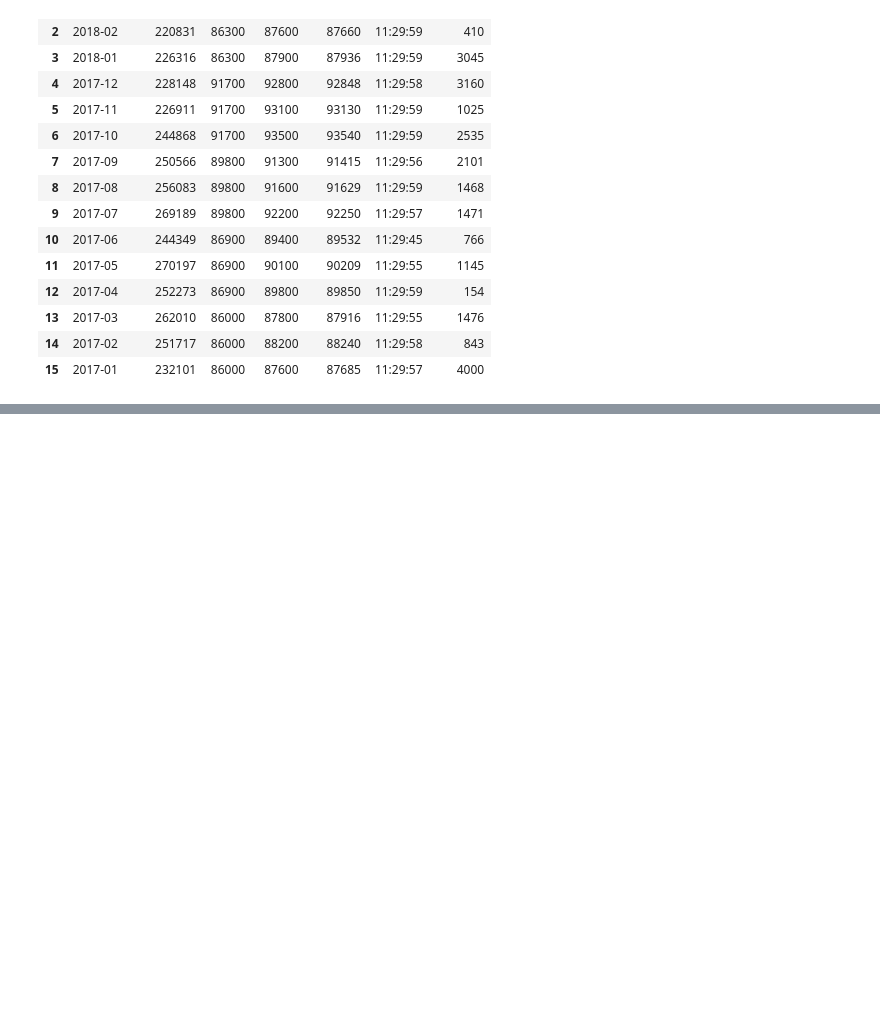
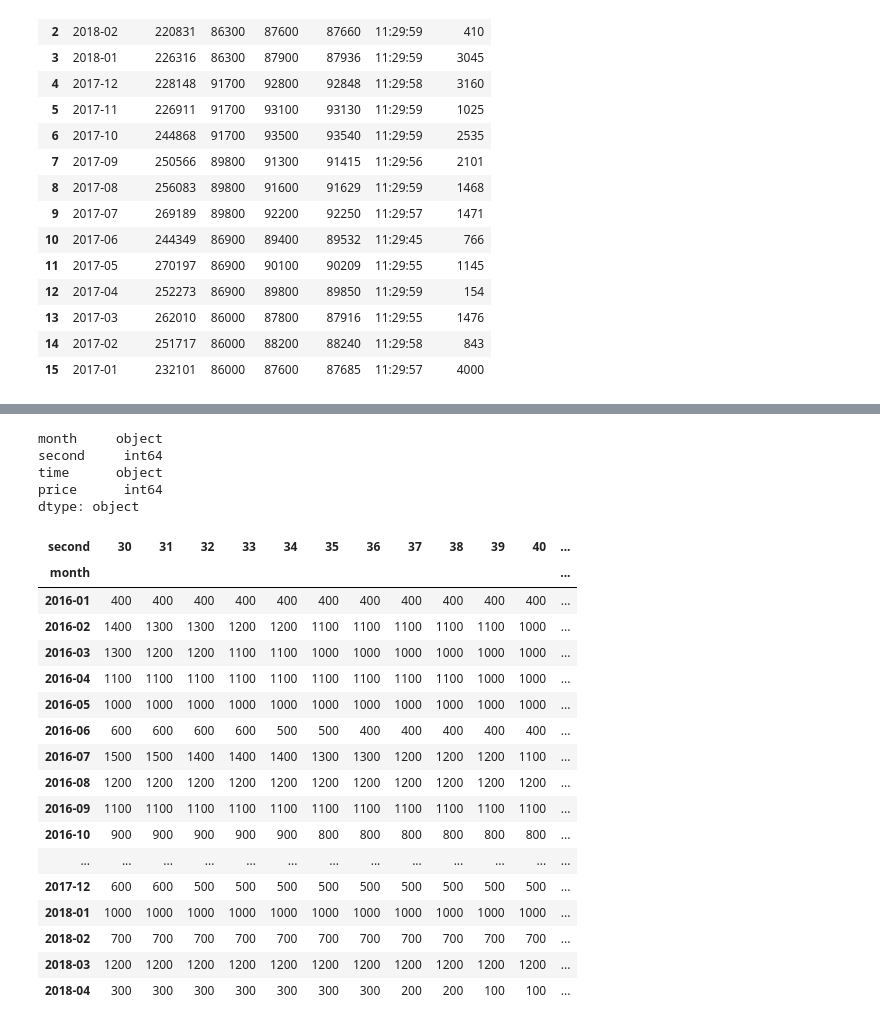
Before and after one commit to Junch/learning_notebook, a Jupyter notebook: 07-hupai/calculate.ipynb, the cells around one changed output, grey strips where cells are left out. Saved outputs shown, nothing was run; the diff lists cells and outputs as text; code cells hidden in the pictures; blank space fills up the shorter version.

Commit message:
hupai: Get the most valuable price

```diff
--- a/07-hupai/calculate.ipynb
+++ b/07-hupai/calculate.ipynb
@@ -64,0 +65,31 @@ table
+# %%
+total.dtypes
+# %% [output]
+month     object
+second     int64
+time      object
+price      int64
+dtype: object
+# %%
+for i in range(0, 60):
+    table[i] = table[60] - table[i]
+table[[x for x in range(30, 50)]]
+# %% [output]
+| second | 30 | 31 | 32 | 33 | 34 | 35 | 36 | 37 | 38 | 39 | 40 | ... |
+| month |  |  |  |  |  |  |  |  |  |  |  | ... |
+| 2016-01 | 400 | 400 | 400 | 400 | 400 | 400 | 400 | 400 | 400 | 400 | 400 | ... |
+| 2016-02 | 1400 | 1300 | 1300 | 1200 | 1200 | 1100 | 1100 | 1100 | 1100 | 1100 | 1000 | ... |
+| 2016-03 | 1300 | 1200 | 1200 | 1100 | 1100 | 1000 | 1000 | 1000 | 1000 | 1000 | 1000 | ... |
+| 2016-04 | 1100 | 1100 | 1100 | 1100 | 1100 | 1100 | 1100 | 1100 | 1100 | 1000 | 1000 | ... |
+| 2016-05 | 1000 | 1000 | 1000 | 1000 | 1000 | 1000 | 1000 | 1000 | 1000 | 1000 | 1000 | ... |
+| 2016-06 | 600 | 600 | 600 | 600 | 500 | 500 | 400 | 400 | 400 | 400 | 400 | ... |
+| 2016-07 | 1500 | 1500 | 1400 | 1400 | 1400 | 1300 | 1300 | 1200 | 1200 | 1200 | 1100 | ... |
+| 2016-08 | 1200 | 1200 | 1200 | 1200 | 1200 | 1200 | 1200 | 1200 | 1200 | 1200 | 1200 | ... |
+| 2016-09 | 1100 | 1100 | 1100 | 1100 | 1100 | 1100 | 1100 | 1100 | 1100 | 1100 | 1100 | ... |
+| 2016-10 | 900 | 900 | 900 | 900 | 900 | 800 | 800 | 800 | 800 | 800 | 800 | ... |
+| ... | ... | ... | ... | ... | ... | ... | ... | ... | ... | ... | ... | ... |
+| 2017-12 | 600 | 600 | 500 | 500 | 500 | 500 | 500 | 500 | 500 | 500 | 500 | ... |
+| 2018-01 | 1000 | 1000 | 1000 | 1000 | 1000 | 1000 | 1000 | 1000 | 1000 | 1000 | 1000 | ... |
+| 2018-02 | 700 | 700 | 700 | 700 | 700 | 700 | 700 | 700 | 700 | 700 | 700 | ... |
+| 2018-03 | 1200 | 1200 | 1200 | 1200 | 1200 | 1200 | 1200 | 1200 | 1200 | 1200 | 1200 | ... |
+| 2018-04 | 300 | 300 | 300 | 300 | 300 | 300 | 300 | 200 | 200 | 100 | 100 | ... |
```
Also changed, not shown: parts of 3 cells of this notebook, 13 other files.
